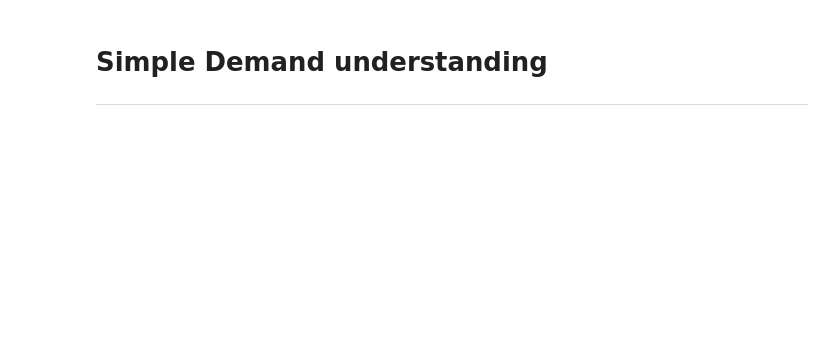
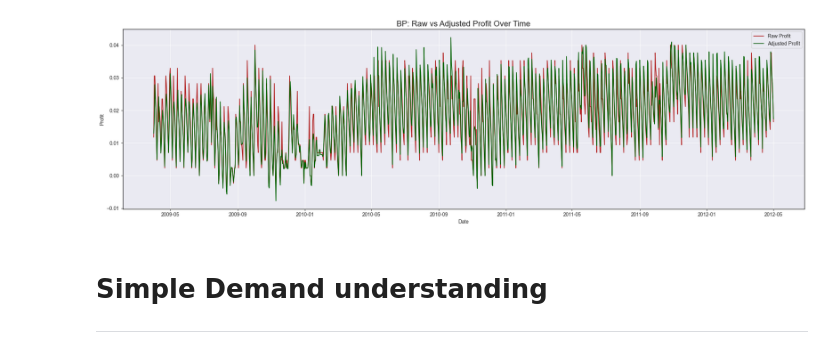
Before and after one commit to luciasauer/algorithmic_pricing_llms, a Jupyter notebook: notebooks/simple_demand_understanding.ipynb, the cells around one changed output. Saved outputs shown, nothing was run; the diff lists cells and outputs as text; code cells hidden in the pictures; blank space fills up the shorter version.

```diff
--- a/notebooks/simple_demand_understanding.ipynb
+++ b/notebooks/simple_demand_understanding.ipynb
@@ -1,3 +213,37 @@
+# %%
+# Filtrar datos solo una vez
+mask = df["brand"] == "Caltex"
+df_bp = df.loc[mask].copy()
+plt.figure(figsize=(20, 6))
+sns.lineplot(
+    data=df_bp, x="publish_date", y="profit", label="Raw Profit", color="firebrick"
+)
+sns.lineplot(
+    data=df_bp,
+    x="publish_date",
+    y="adjusted_profit_price_deviation",
+    label="Adjusted Profit",
+    color="darkgreen",
+)
+plt.title("BP: Raw vs Adjusted Profit Over Time", fontsize=16)
+plt.xlabel("Date")
+plt.ylabel("Profit")
+plt.legend()
+plt.grid(True)
+plt.tight_layout()
+
+ax = plt.gca()
+
+for spine in ax.spines.values():
+    spine.set_visible(True)
+    spine.set_linewidth(1)
+    spine.set_color("black")
+
+ax.xaxis.set_ticks_position("bottom")
+ax.yaxis.set_ticks_position("left")
+plt.show()
+# %% [output]
+[figure, added]
 # %% [markdown]
 # Simple Demand understanding
 ---
```
Also changed, not shown: parts of 13 cells of this notebook.
